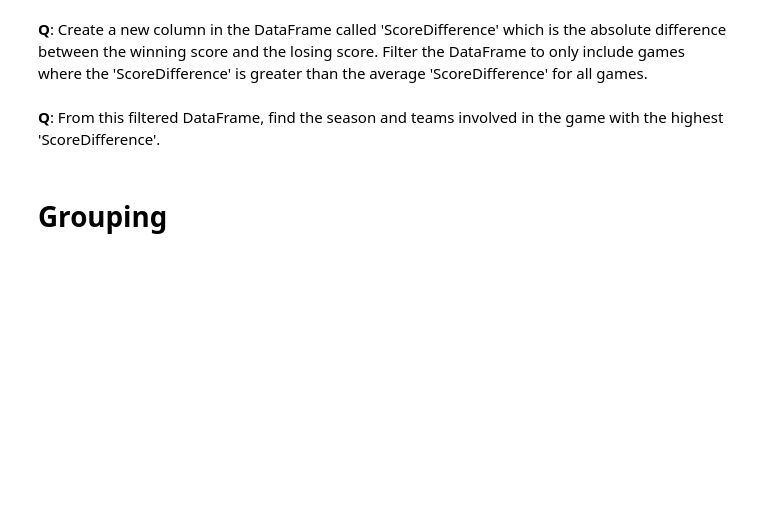
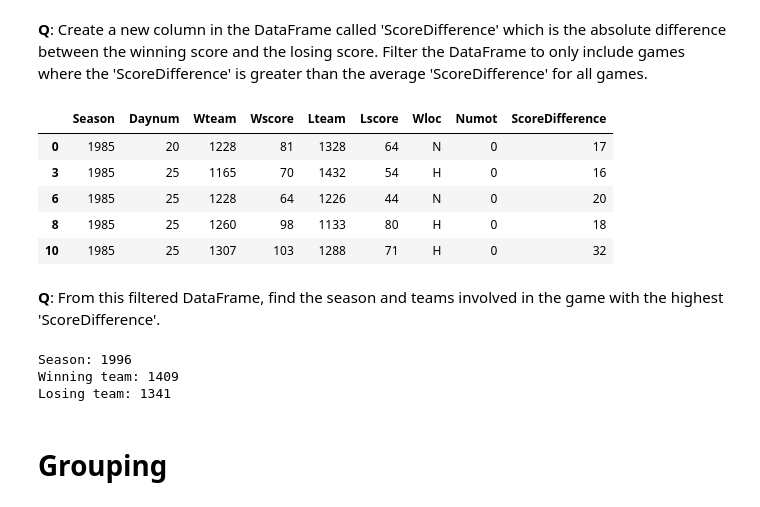
Before and after one commit to MushOP/Datavisualization, a Jupyter notebook: individual_works/pd_s205430.ipynb, the cells around one changed output. Drawn from its saved outputs; the diff is of its cells as text; code cells hidden in the pictures; blank space fills up the shorter version.

```diff
--- a/individual_works/pd_s205430.ipynb
+++ b/individual_works/pd_s205430.ipynb
@@ -296,2 +302,14 @@ df[(df['Wscore'] > 150) & (df['Lscore'] < 100)]
+# %%
+# Write your code here
+df['ScoreDifference'] = abs(df['Wscore'] - df['Lscore'])
+filtered_df = df[df['ScoreDifference'] > df['ScoreDifference'].mean()]
+filtered_df.head()
+# %% [output]
+|  | Season | Daynum | Wteam | Wscore | Lteam | Lscore | Wloc | Numot | ScoreDifference |
+| 0 | 1985 | 20 | 1228 | 81 | 1328 | 64 | N | 0 | 17 |
+| 3 | 1985 | 25 | 1165 | 70 | 1432 | 54 | H | 0 | 16 |
+| 6 | 1985 | 25 | 1228 | 64 | 1226 | 44 | N | 0 | 20 |
+| 8 | 1985 | 25 | 1260 | 98 | 1133 | 80 | H | 0 | 18 |
+| 10 | 1985 | 25 | 1307 | 103 | 1288 | 71 | H | 0 | 32 |
 # %% [markdown]
 **Q**: From this filtered DataFrame, find the season and teams involved in the game with the highest 'ScoreDifference'.
@@ -300,3 +316,14 @@ df[(df['Wscore'] > 150) & (df['Lscore'] < 100)]
+# %%
+# Write your code here
+max_score_diff_game = filtered_df.loc[filtered_df['ScoreDifference'].idxmax()]
+season, winning_team, losing_team = max_score_diff_game[['Season', 'Wteam', 'Lteam']]
+print(f"Season: {season}")
+print(f"Winning team: {winning_team}")
+print(f"Losing team: {losing_team}")
+# %% [output]
+Season: 1996
+Winning team: 1409
+Losing team: 1341
 # %% [markdown]
 # Grouping
 # %% [markdown]
```
Also changed, not shown: parts of 31 cells of this notebook, 1 other file.
